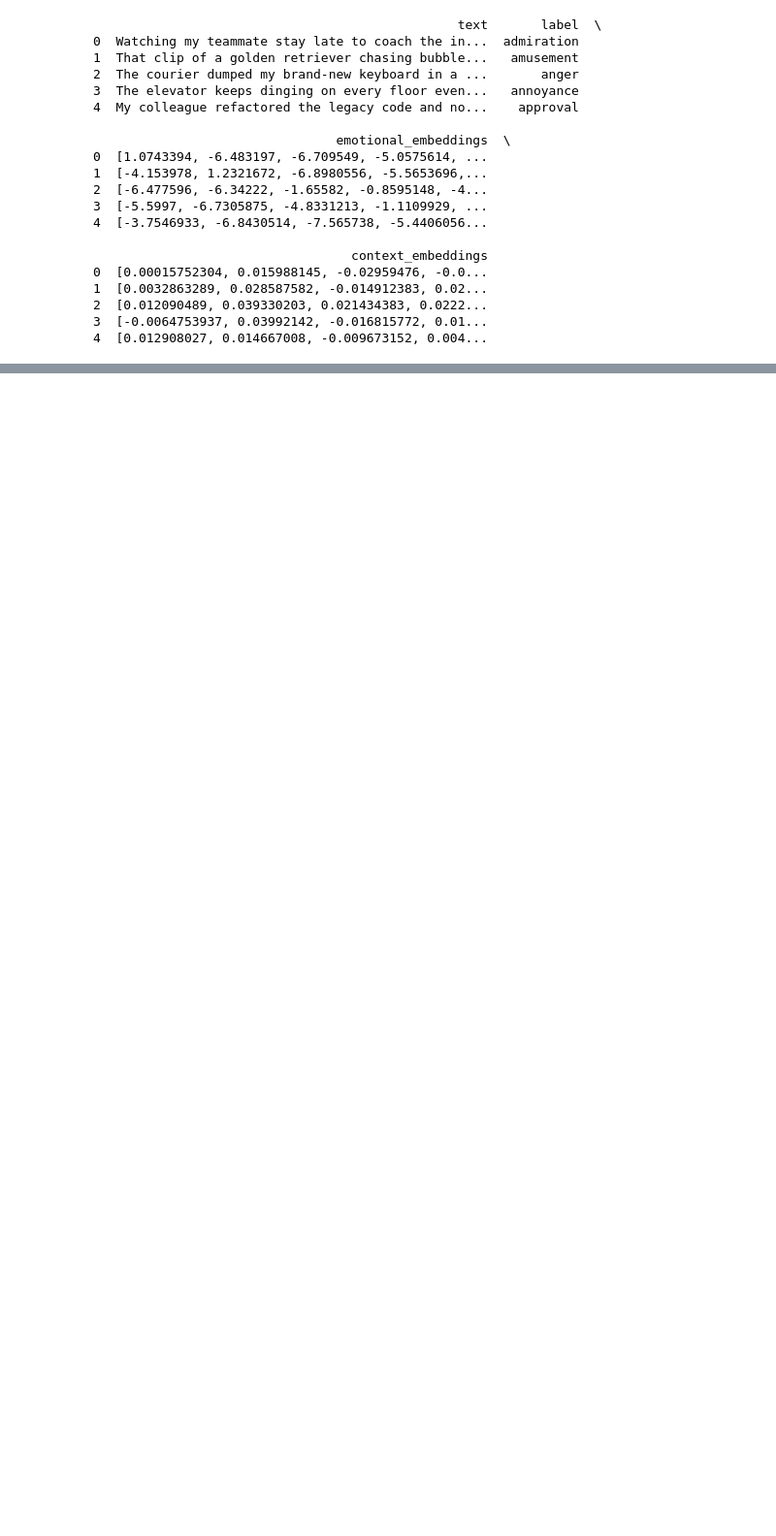
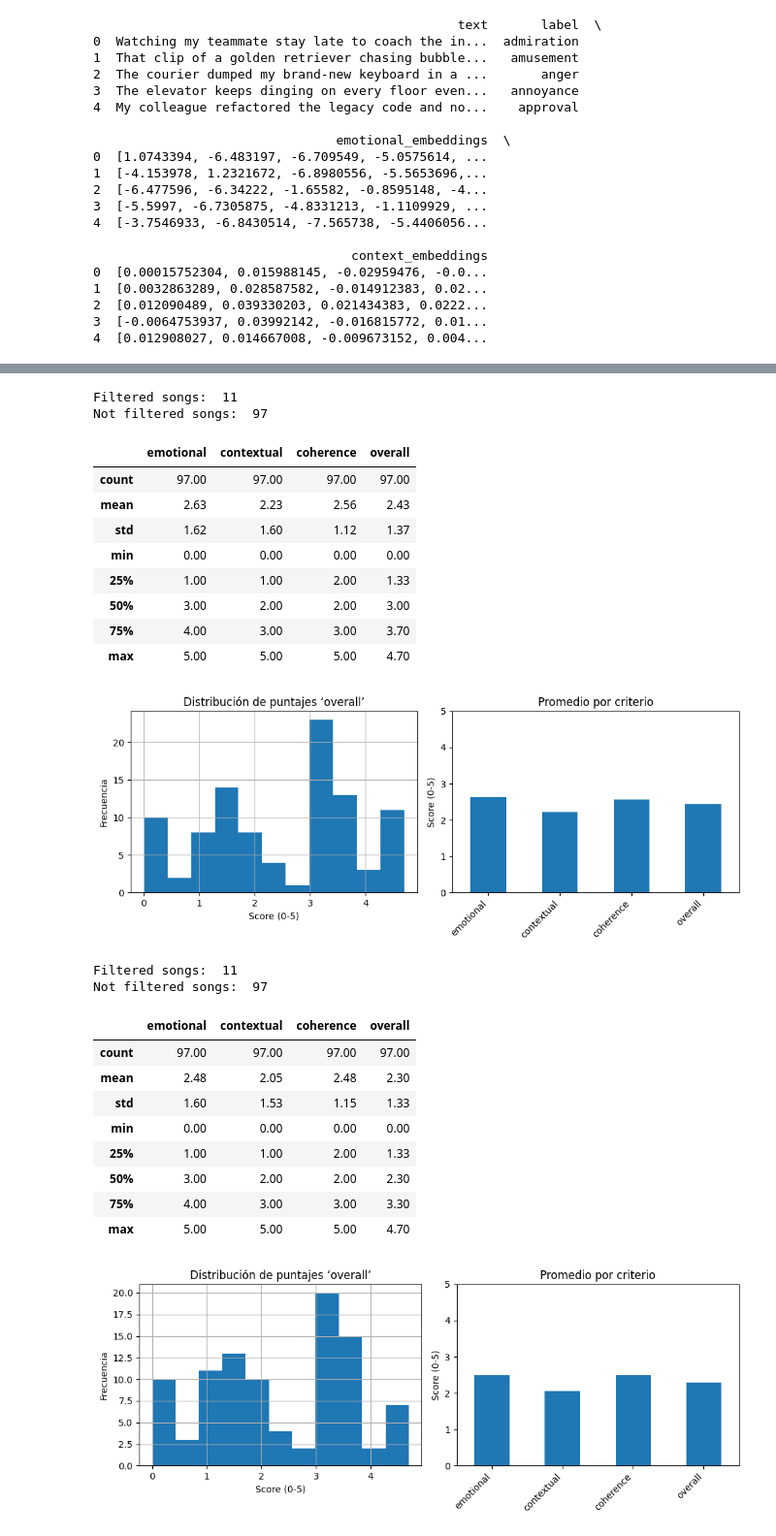
Before and after one commit to LucioLuque/GPTuneYourEmotions, a Jupyter notebook: evaluation/songs/songs_eval.ipynb, the cells around one changed output, grey strips where cells are left out. Shown at 97% size. Cells and saved outputs as stored; diff of their text form; code cells hidden in the pictures; blank space fills up the shorter version.

```diff
--- a/evaluation/songs/songs_eval.ipynb
+++ b/evaluation/songs/songs_eval.ipynb
@@ -84,7 +56,0 @@ df = pd.read_csv(path)
-# %%
-#Hay canciones que pueden no ser evaluadas por el filtro de contenido de OpenAI.
-df_filtered = df[df["rationale"].str.contains("The song was filtered out by the content filter")]
-df_not_filtered = df[~df["rationale"].str.contains("The song was filtered out by the content filter")]
-
-print("Filtered songs: ", len(df_filtered))
-print("Not filtered songs: ", len(df_not_filtered))
@@ -93,0 +59,20 @@ Not filtered songs:  99
+# %%
+weights = [(0.1, 0.9), (0.2, 0.8), (0.3, 0.7), (0.4, 0.6), (0.5, 0.5), (0.6, 0.4), (0.7, 0.3), (0.8, 0.2), (0.9, 0.1)]
+
+for weight_emotion, weight_context in weights:
+    print(f"Running evaluation with weights: emotion={weight_emotion}, context={weight_context}")
+    # create a new df
+    data = df.copy()
+    data["lyrics_predictions"] = data.apply(
+        lambda row: get_lyrics(
+            row["emotional_embeddings"],
+            row["context_embeddings"],
+            weight_emotion=weight_emotion,
+            weight_context=weight_context,
+        ),
+        axis=1,
+    )
+    data = data.drop(columns=["emotional_embeddings", "context_embeddings", "label"])
+
+    evaluated_df = await run_evaluation(data)
+    evaluated_df.to_csv(os.path.join(RESULTS_STORAGE_PATH, f"evaluated_lyrics_predictions_{weight_emotion}_{weight_context}.csv"), index=False)
@@ -154,0 +128,41 @@ display(df_not_filtered.sort_values("overall", ascending=True)
+# %%
+best_results = {"overall": {"score":0, "weights": (0, 0)}, "emotional": {"score":0, "weights": (0, 0)},
+                "contextual": {"score":0, "weights": (0, 0)}, "coherence": {"score":0, "weights": (0, 0)}}
+for i, (weight_emotion, weight_context) in enumerate(weights):
+    evaluated_df = pd.read_csv(os.path.join(RESULTS_STORAGE_PATH, f"evaluated_lyrics_predictions_{weight_emotion}_{weight_context}.csv"))
+    df_filtered = evaluated_df[evaluated_df["rationale"].str.contains("The song was filtered out by the content filter")]
+    df_not_filtered = evaluated_df[~evaluated_df["rationale"].str.contains("The song was filtered out by the content filter")]
+
+    print("Filtered songs: ", len(df_filtered))
+    print("Not filtered songs: ", len(df_not_filtered))
+    show_results(df_not_filtered)
+    for col in ["overall", "emotional", "contextual", "coherence"]:
+        score = df_not_filtered[col].mean()
+        if score > best_results[col]["score"]:
+            best_results[col]["score"] = score
+            best_results[col]["weights"] = (weight_emotion, weight_context)
+# %% [output]
+Filtered songs:  11
+Not filtered songs:  97
+|  | emotional | contextual | coherence | overall |
+| count | 97.00 | 97.00 | 97.00 | 97.00 |
+| mean | 2.63 | 2.23 | 2.56 | 2.43 |
+| std | 1.62 | 1.60 | 1.12 | 1.37 |
+| min | 0.00 | 0.00 | 0.00 | 0.00 |
+| 25% | 1.00 | 1.00 | 2.00 | 1.33 |
+| 50% | 3.00 | 2.00 | 2.00 | 3.00 |
+| 75% | 4.00 | 3.00 | 3.00 | 3.70 |
+| max | 5.00 | 5.00 | 5.00 | 4.70 |
+[figure, added]
+Filtered songs:  11
+Not filtered songs:  97
+|  | emotional | contextual | coherence | overall |
+| count | 97.00 | 97.00 | 97.00 | 97.00 |
+| mean | 2.48 | 2.05 | 2.48 | 2.30 |
+| std | 1.60 | 1.53 | 1.15 | 1.33 |
+| min | 0.00 | 0.00 | 0.00 | 0.00 |
+| 25% | 1.00 | 1.00 | 2.00 | 1.33 |
+| 50% | 3.00 | 2.00 | 2.00 | 2.30 |
+| 75% | 4.00 | 3.00 | 3.00 | 3.30 |
+| max | 5.00 | 5.00 | 5.00 | 4.70 |
+[figure, added]
```
Also changed, not shown: parts of 14 cells of this notebook, 10 other files.
